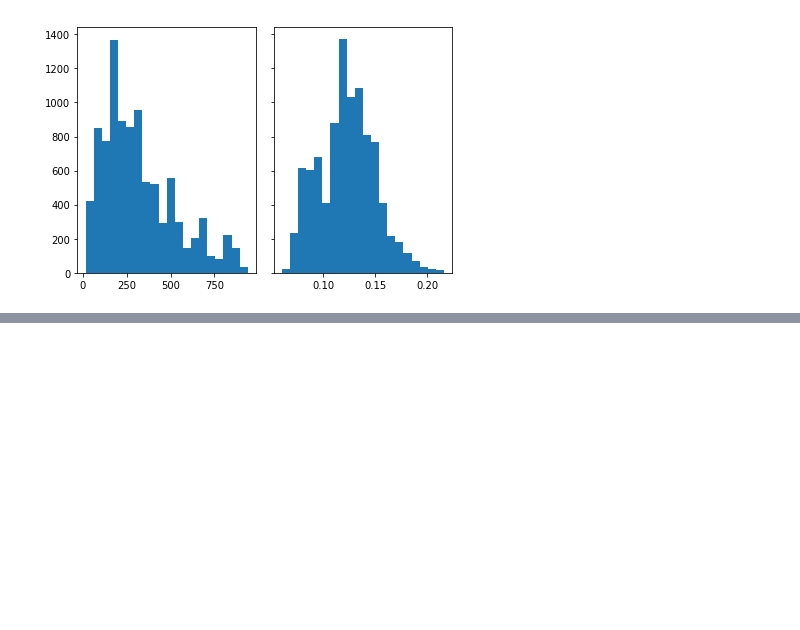
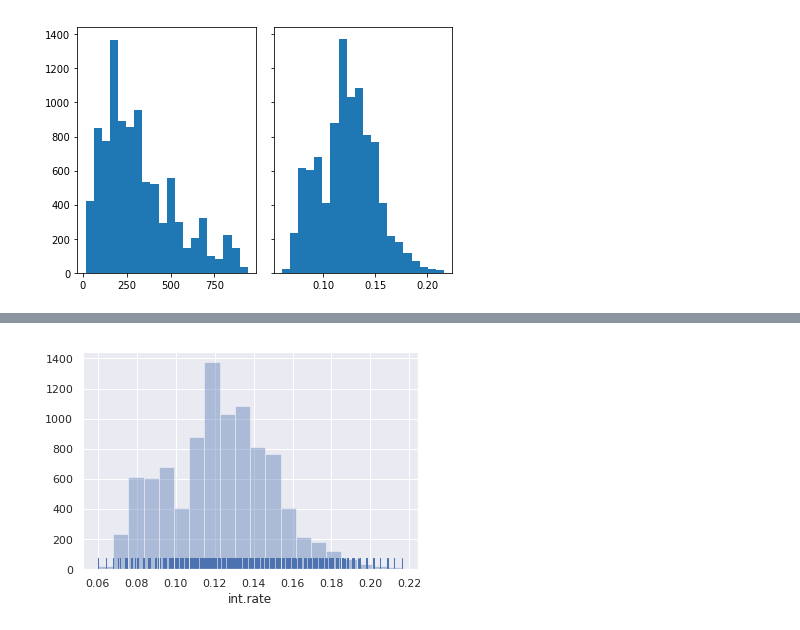
Before and after one commit to VinuthaGovindappa/PythonInColaboratory, a Jupyter notebook: Python_Day2_Training.ipynb, the cells around one changed output, grey strips where cells are left out. Cells and saved outputs as stored; diff of their text form; code cells hidden in the pictures; blank space fills up the shorter version.

```diff
--- a/Python_Day2_Training.ipynb
+++ b/Python_Day2_Training.ipynb
@@ -1322,0 +1341,4 @@ This figure includes Axes that are not compatible with tight_layout, so results
+# %%
+sns.distplot(x, bins=20, kde=False, rug=True);
+# %% [output]
+[figure, added]
```
Also changed, not shown: parts of 29 cells of this notebook.
